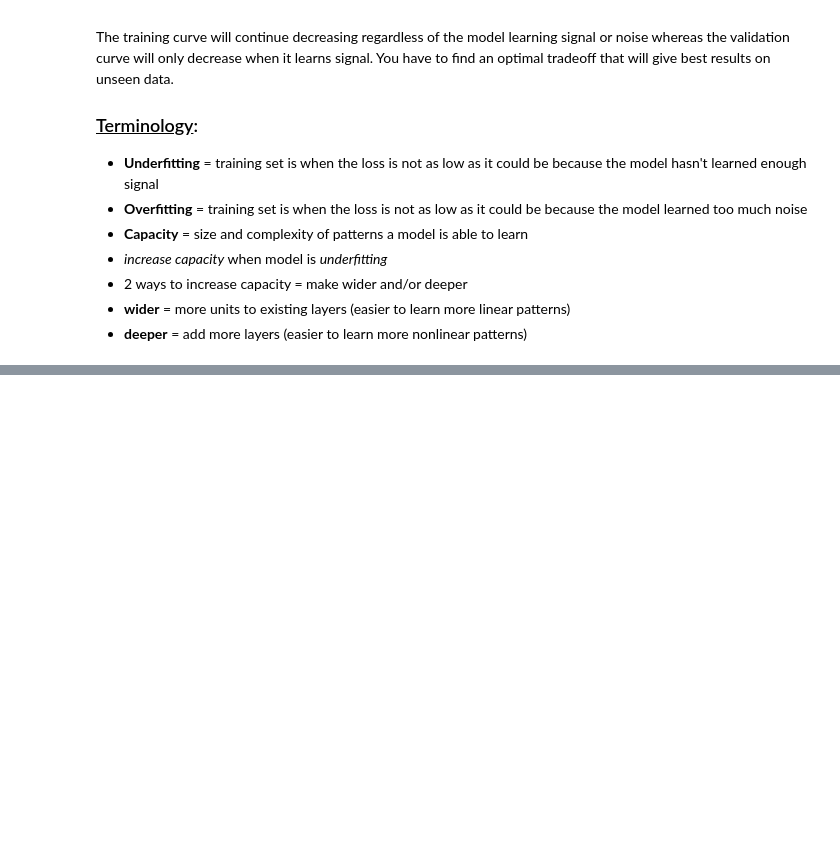
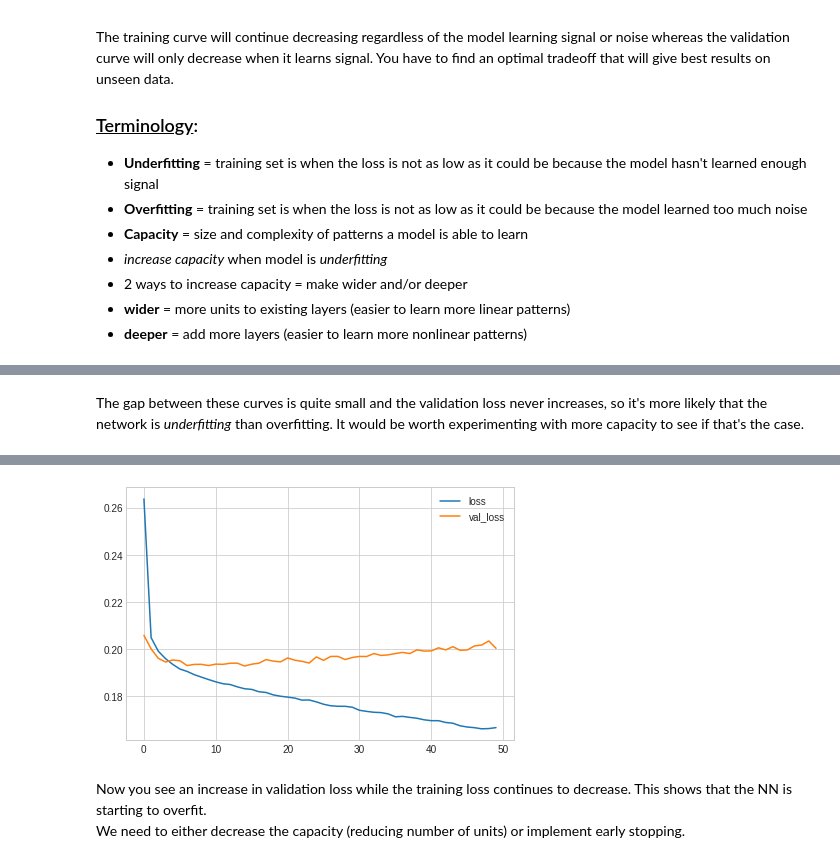
Before and after one commit to chelynl/Machine_Learning, a Jupyter notebook: Intro_to_Deep_Learning.ipynb, the cells around one changed output, grey strips where cells are left out. Drawn from its saved outputs; the diff is of its cells as text; code cells hidden in the pictures; blank space fills up the shorter version.

```diff
--- a/Intro_to_Deep_Learning.ipynb
+++ b/Intro_to_Deep_Learning.ipynb
@@ -484,0 +728,23 @@ deeper = keras.Sequential([
+# %% [markdown]
+The gap between these curves is quite small and the validation loss never increases, so it's more likely that the network is *underfitting* than overfitting. It would be worth experimenting with more capacity to see if that's the case.
+# %%
+# Increase model capacity by adding 3 hidden layers with 128 units each
+model = keras.Sequential([
+    layers.Dense(128, activation='relu', input_shape=input_shape),
+    layers.Dense(64, activation='relu'),
+    layers.Dense(1)
+])
+model.compile(
+    optimizer='adam',
+    loss='mae',
+)
+history = model.fit(
+    X_train, y_train,
+    validation_data=(X_valid, y_valid),
+    batch_size=512,
+    epochs=50,
+)
+history_df = pd.DataFrame(history.history)
+history_df.loc[:, ['loss', 'val_loss']].plot()
+print("Minimum Validation Loss: {:0.4f}".format(history_df['val_loss'].min()));
+# %% [output]
@@ -484,0 +768,4 @@ deeper = keras.Sequential([
+[figure, added]
+# %% [markdown]
+Now you see an increase in validation loss while the training loss continues to decrease. This shows that the NN is starting to overfit. <br>
+We need to either decrease the capacity (reducing number of units) or implement early stopping.
```
Also changed, not shown: parts of 27 cells of this notebook.
